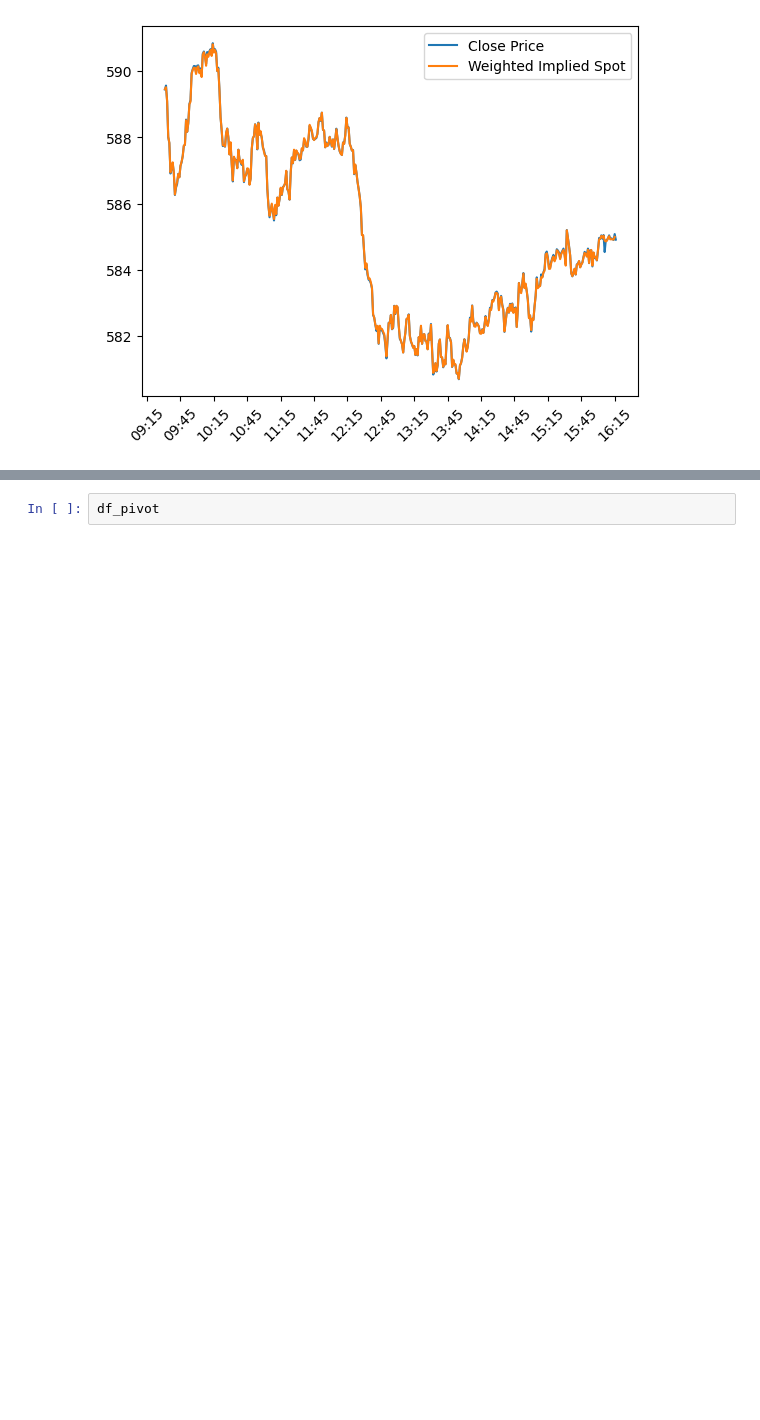
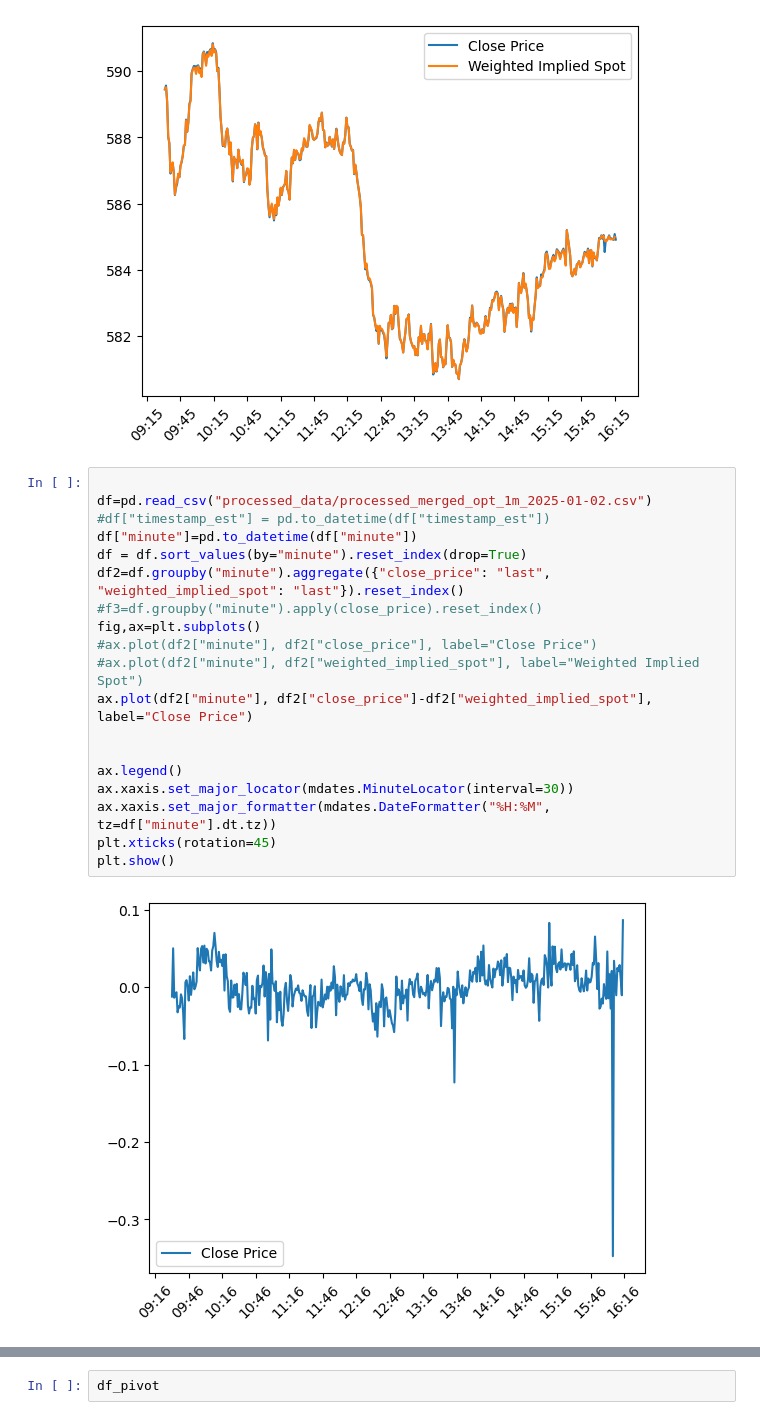
Before and after one commit to stirlitzzz/daily_options1, a Jupyter notebook: polygon_explore2.ipynb, the cells around one changed output, grey strips where cells are left out. Saved outputs shown, nothing was run; the diff lists cells and outputs as text; blank space fills up the shorter version.

```diff
--- a/polygon_explore2.ipynb
+++ b/polygon_explore2.ipynb
@@ -1070,3 +1072,24 @@ plt.xticks(rotation=45)
 plt.show()
 # %% [output]
 [figure]
+# %%
+
+df=pd.read_csv("processed_data/processed_merged_opt_1m_2025-01-02.csv")
+#df["timestamp_est"] = pd.to_datetime(df["timestamp_est"])
+df["minute"]=pd.to_datetime(df["minute"])
+df = df.sort_values(by="minute").reset_index(drop=True)
+df2=df.groupby("minute").aggregate({"close_price": "last", "weighted_implied_spot": "last"}).reset_index()
+#f3=df.groupby("minute").apply(close_price).reset_index()
+fig,ax=plt.subplots()
+#ax.plot(df2["minute"], df2["close_price"], label="Close Price")
+#ax.plot(df2["minute"], df2["weighted_implied_spot"], label="Weighted Implied Spot")
+ax.plot(df2["minute"], df2["close_price"]-df2["weighted_implied_spot"], label="Close Price")
+
+
+ax.legend()
+ax.xaxis.set_major_locator(mdates.MinuteLocator(interval=30))
+ax.xaxis.set_major_formatter(mdates.DateFormatter("%H:%M", tz=df["minute"].dt.tz))
+plt.xticks(rotation=45)
+plt.show()
+# %% [output]
+[figure, added]
```
Also changed, not shown: parts of 9 cells of this notebook.
